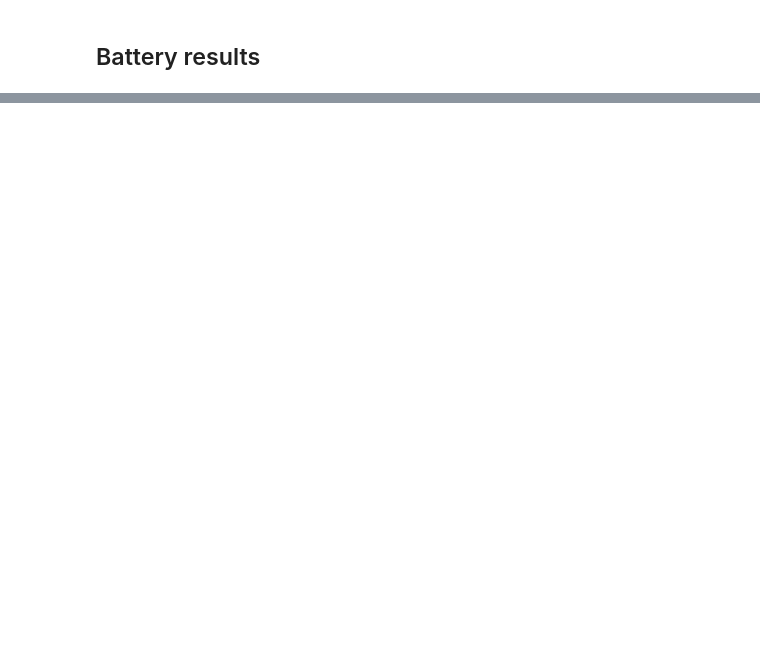
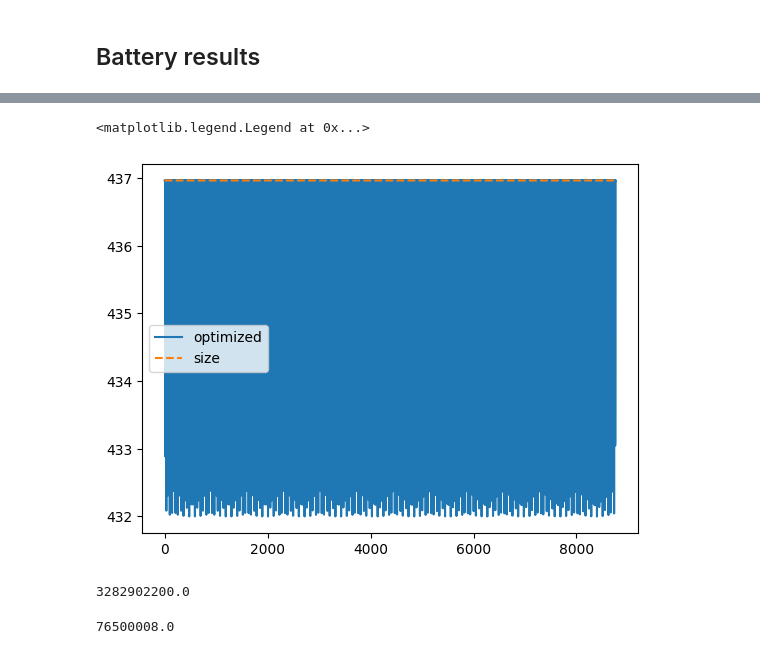
Before and after one commit to vijay092/resource-optimization-hopp, a Jupyter notebook: run_optimization.ipynb, the cells around one changed output, grey strips where cells are left out. Drawn from its saved outputs; the diff is of its cells as text; code cells hidden in the pictures; blank space fills up the shorter version.

```diff
--- a/run_optimization.ipynb
+++ b/run_optimization.ipynb
@@ -77,0 +76,16 @@ m
+# %%
+elec_opt = [model.electrolyzer_input_mw[t].value for t in range(T)]
+plt.plot(elec_opt, label = 'optimized')
+plt.plot(np.ones(T,)*model.electrolyzer_size_mw[0].value, '--', label = 'size')
+plt.legend()
+# %% [output]
+<matplotlib.legend.Legend at 0x...>
+[figure, added]
+# %%
+model.annualized_cost_dlr[0].value
+# %% [output]
+3282902200.0
+# %%
+model.h2_kg[0].value
+# %% [output]
+76500008.0
```
Also changed, not shown: parts of 6 cells of this notebook, 2 other files.
